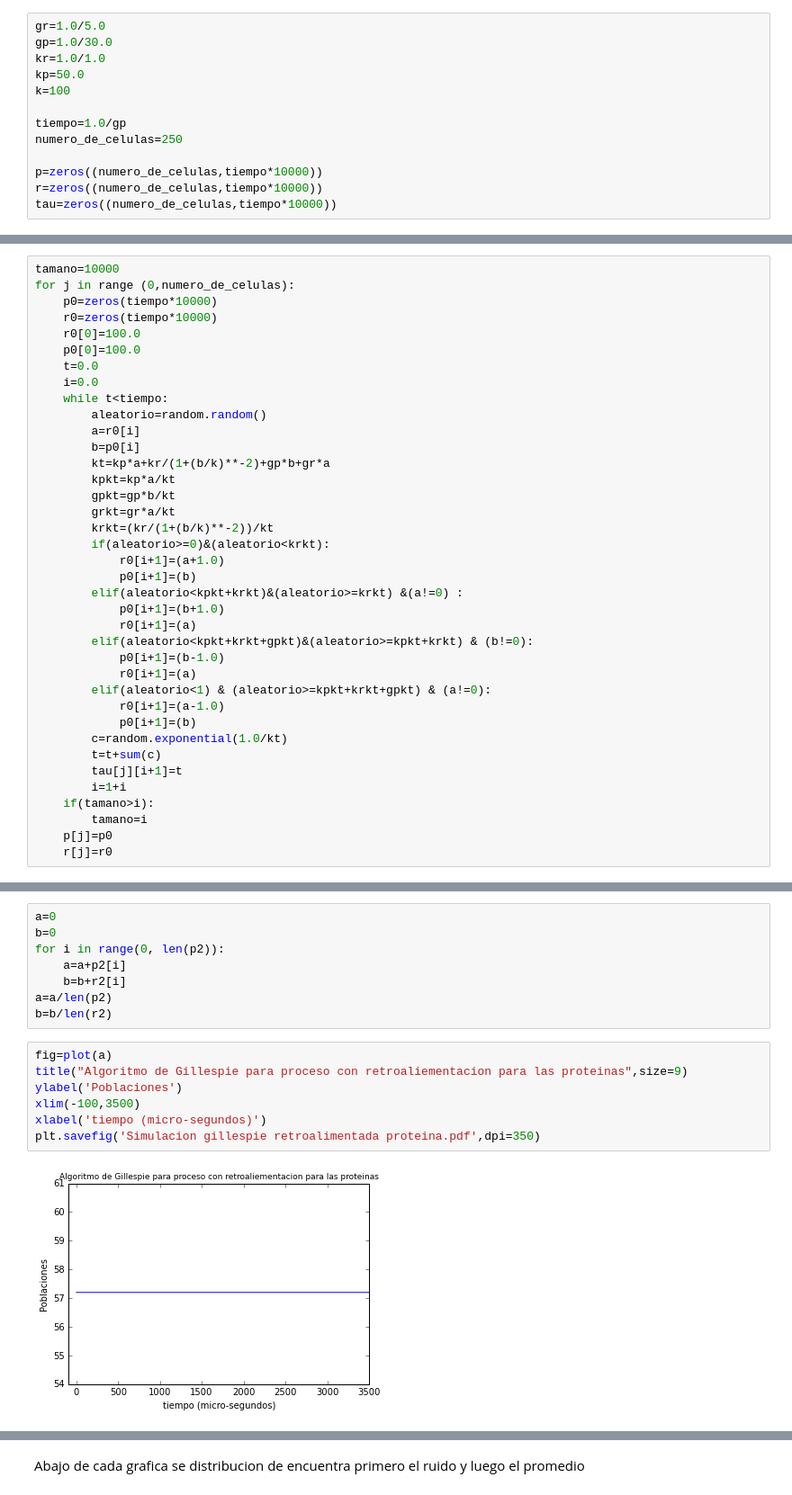
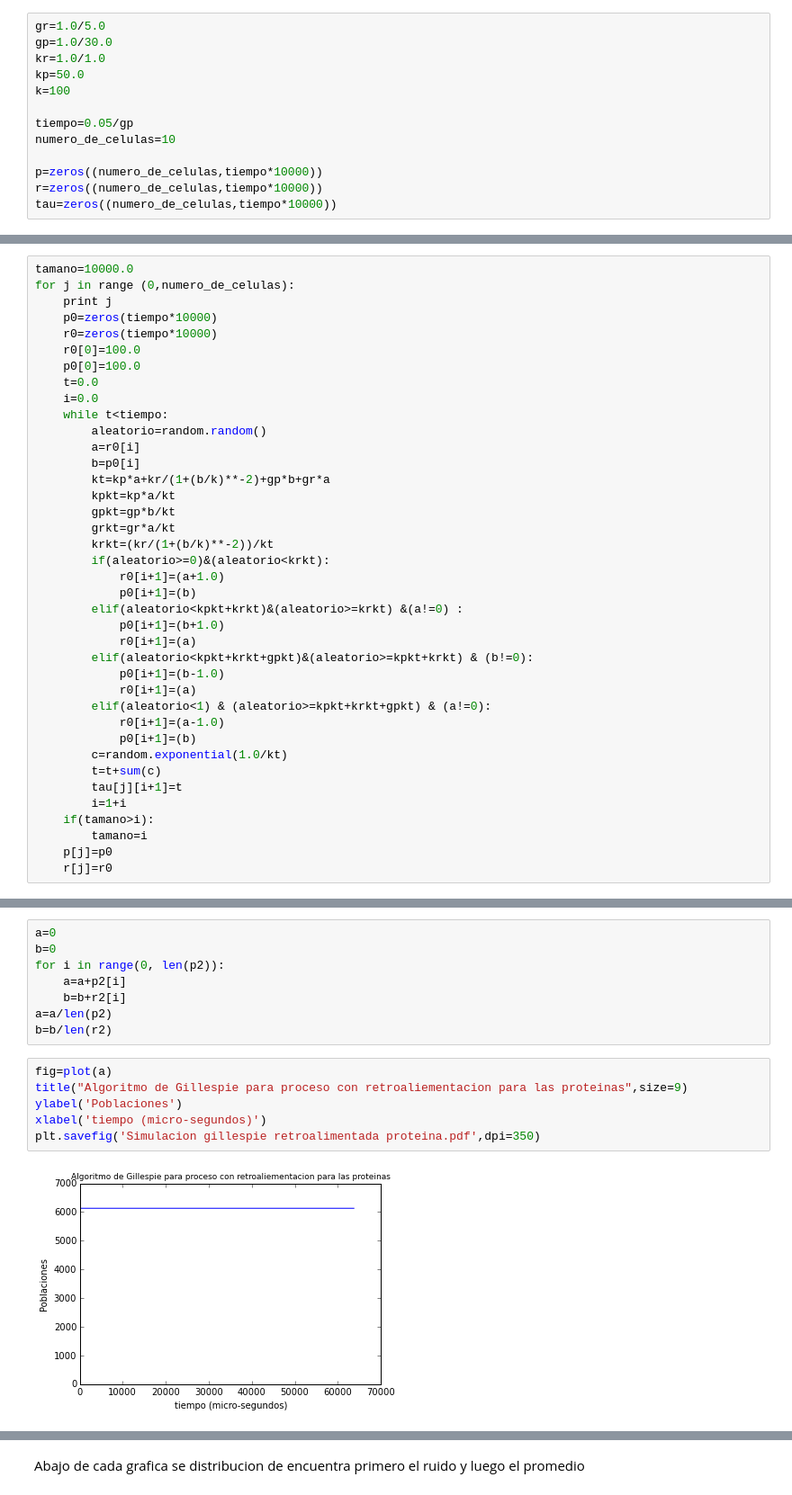
Before and after one commit to JuanDiegoArango/Simulaciones-Biologia-Sintetica, a Jupyter notebook: Tarea 4 Biologia de sistemas/Punto 4/h=-2.ipynb, the cells around one changed output, grey strips where cells are left out. Shown: that part at 90% size. Saved outputs shown, nothing was run; the diff lists cells and outputs as text.

```diff
--- a/Tarea 4 Biologia de sistemas/Punto 4/h=-2.ipynb
+++ b/Tarea 4 Biologia de sistemas/Punto 4/h=-2.ipynb
@@ -10,8 +10,8 @@ kr=1.0/1.0
 kp=50.0
 k=100
 
-tiempo=1.0/gp
-numero_de_celulas=250
+tiempo=0.05/gp
+numero_de_celulas=10
 
 p=zeros((numero_de_celulas,tiempo*10000))
 r=zeros((numero_de_celulas,tiempo*10000))
@@ -34,6 +19,7 @@ La única diferencia entre esta implementación y la que se usa anteriormente, e
 # %%
-tamano=10000
+tamano=10000.0
 for j in range (0,numero_de_celulas):
+    print j
     p0=zeros(tiempo*10000)
     r0=zeros(tiempo*10000)
     r0[0]=100.0
@@ -105,12 +100,11 @@ b=b/len(r2)
 # %%
 fig=plot(a)
 title("Algoritmo de Gillespie para proceso con retroaliementacion para las proteinas",size=9)
 ylabel('Poblaciones')
-xlim(-100,3500)
 xlabel('tiempo (micro-segundos)')
 plt.savefig('Simulacion gillespie retroalimentada proteina.pdf',dpi=350)
 # %% [output]
-[figure, old version]
+[figure, new version]
 # %%
 ylabel('Poblaciones')
 xlabel('tiempo (micro-segundos)')
```
Also changed, not shown: parts of 7 cells of this notebook, 4 other files.
